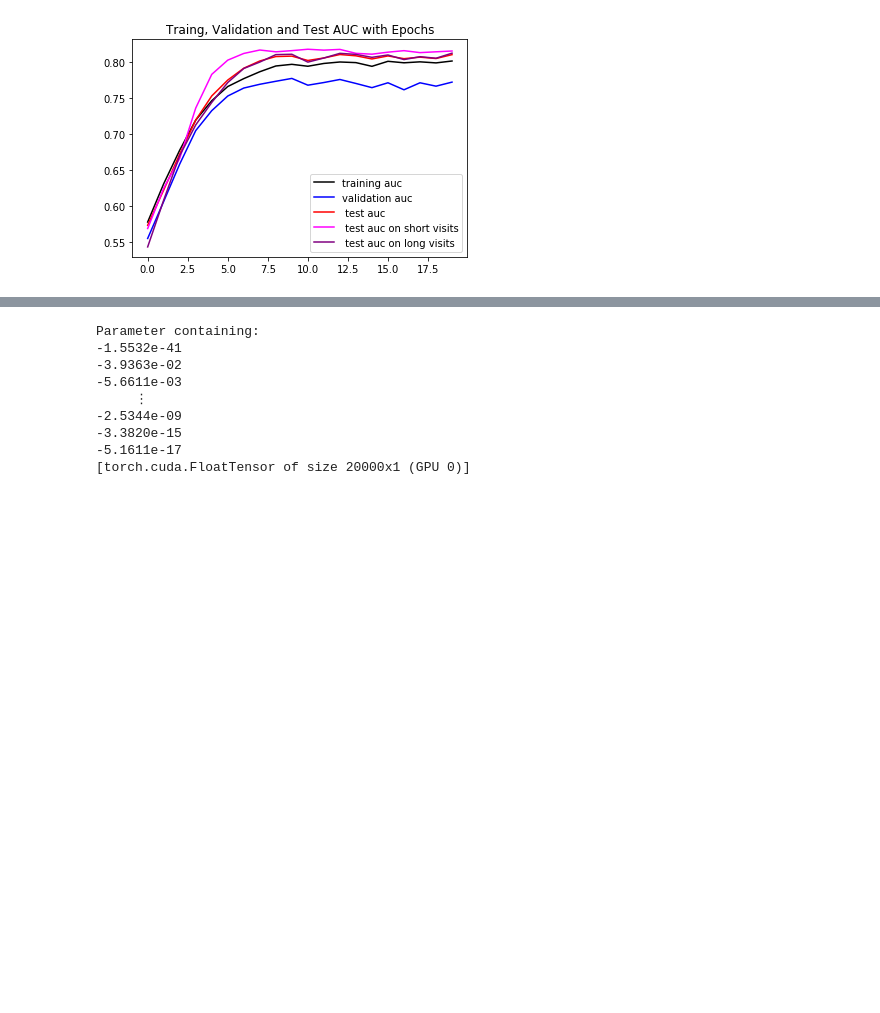
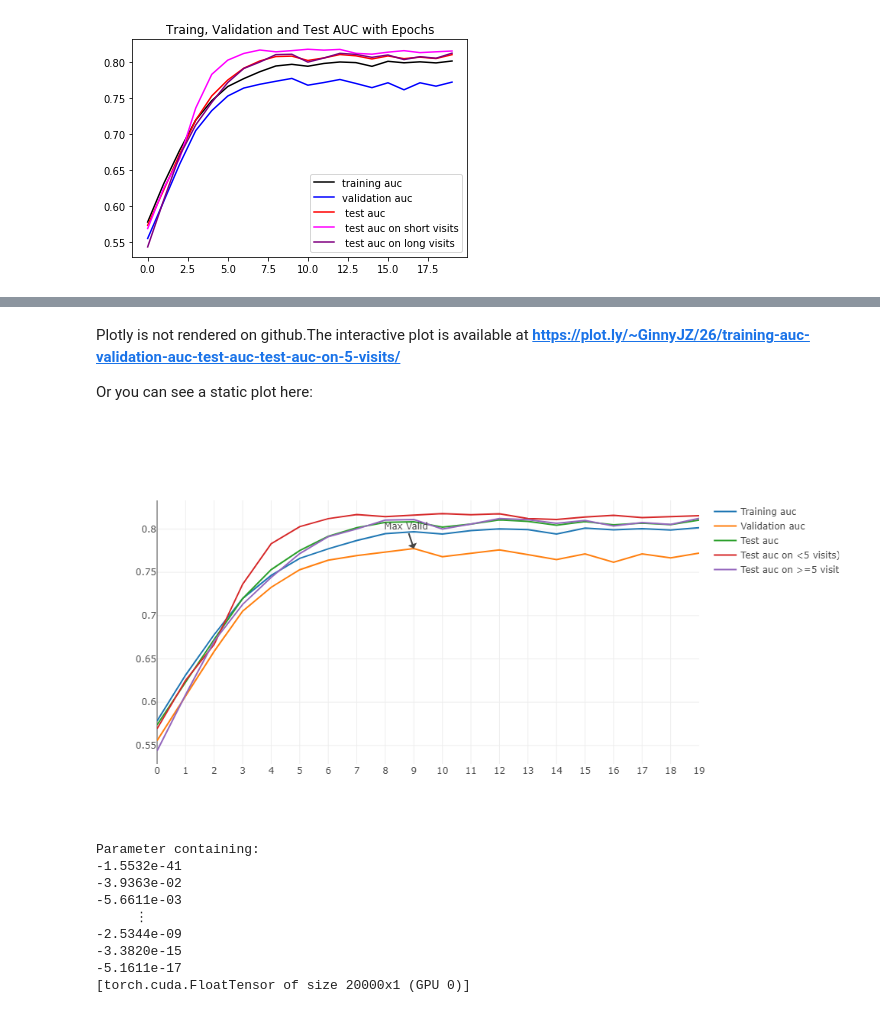
Before and after one commit to ZhiGroup/pytorch_ehr, a Jupyter notebook: Experiments/MainLR_Visual_V6_LRdim1_longshort.ipynb, the cells around one changed output, grey strips where cells are left out. Cells and saved outputs as stored; diff of their text form; code cells hidden in the pictures; blank space fills up the shorter version.

Commit message:
LR dim1 and dim2 on original data(h143) with long/short visits separate tests

```diff
--- a/Experiments/MainLR_Visual_V6_LRdim1_longshort.ipynb
+++ b/Experiments/MainLR_Visual_V6_LRdim1_longshort.ipynb
@@ -311,6 +313,15 @@ py.iplot(fig, filename='LR_Auc_original_longshort_dim1')
 #py.image.save_as(data, 'some-data.png')
 # %% [output]
 [interactive output not drawn]
+# %% [markdown]
+Plotly is not rendered on github.The interactive plot is available at **<https://plot.ly/~GinnyJZ/26/training-auc-validation-auc-test-auc-test-auc-on-5-visits/>**
+
+Or you can see a static plot here:
+# %%
+from IPython.display import Image
+Image('img/LR_Auc_longshort_dim1.png')
+# %% [output]
+[figure, added]
 # %%
 #extract weights
 torch.save(ehr_model, 'Lr1model_original_longshort')
```
Also changed, not shown: parts of 1 cell of this notebook, 1 other file.
